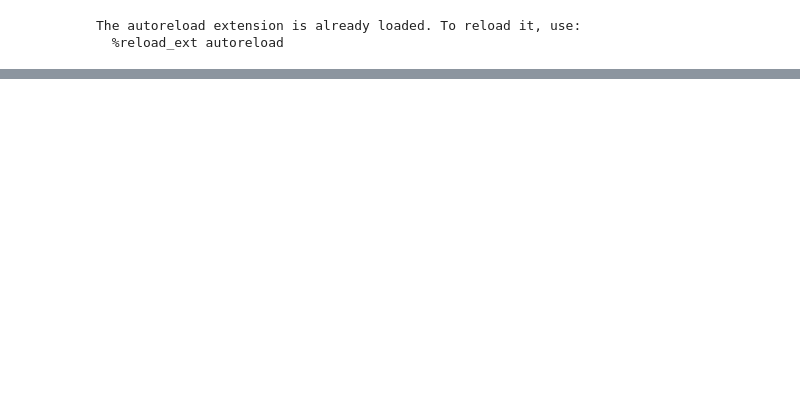
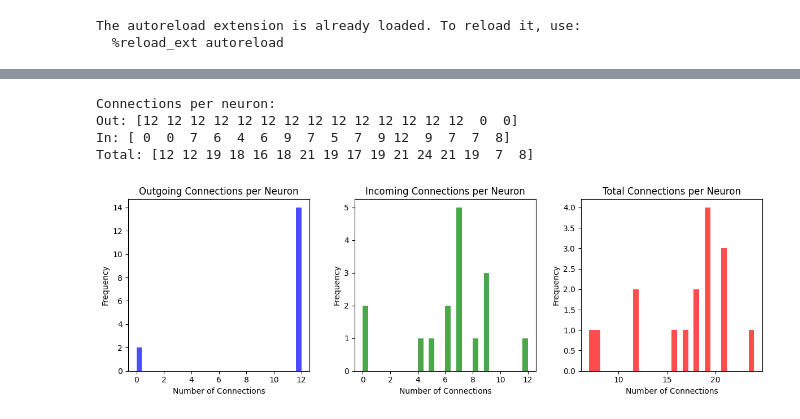
Before and after one commit to Dalsaetra/NeuroSimV3, a Jupyter notebook: python/src/notebook2.ipynb, the cells around one changed output, grey strips where cells are left out. Drawn from its saved outputs; the diff is of its cells as text; code cells hidden in the pictures; blank space fills up the shorter version.

```diff
--- a/python/src/notebook2.ipynb
+++ b/python/src/notebook2.ipynb
@@ -93,3 +115,36 @@ array([[ 7,  8,  3,  3, 10,  9,  6, 11,  8, 10],
+# %%
+outw, inw, total = connectome.connections_per_neuron()
+print("Connections per neuron:")
+print("Out:", outw)
+print("In:", inw)
+print("Total:", total)
+# %% [output]
+Connections per neuron:
+Out: [12 12 12 12 12 12 12 12 12 12 12 12 12 12  0  0]
+In: [ 0  0  7  6  4  6  9  7  5  7  9 12  9  7  7  8]
+Total: [12 12 19 18 16 18 21 19 17 19 21 24 21 19  7  8]
+# %%
+# Plot 3 connections histograms
+plt.figure(figsize=(12, 4))
+plt.subplot(1, 3, 1)
+plt.hist(outw, bins=30, color='blue', alpha=0.7, label='Outgoing')
+plt.title('Outgoing Connections per Neuron')
+plt.xlabel('Number of Connections')
+plt.ylabel('Frequency')
+plt.subplot(1, 3, 2)
+plt.hist(inw, bins=30, color='green', alpha=0.7, label='Incoming')
+plt.title('Incoming Connections per Neuron')
+plt.xlabel('Number of Connections')
+plt.ylabel('Frequency')
+plt.subplot(1, 3, 3)
+plt.hist(total, bins=30, color='red', alpha=0.7, label='Total')
+plt.title('Total Connections per Neuron')
+plt.xlabel('Number of Connections')
+plt.ylabel('Frequency')
+plt.tight_layout()
+plt.show()
+# %% [output]
+[figure, added]
 # %%
 # connectome.distances
 # %%
```
Also changed, not shown: parts of 15 cells of this notebook, 3 other files.
